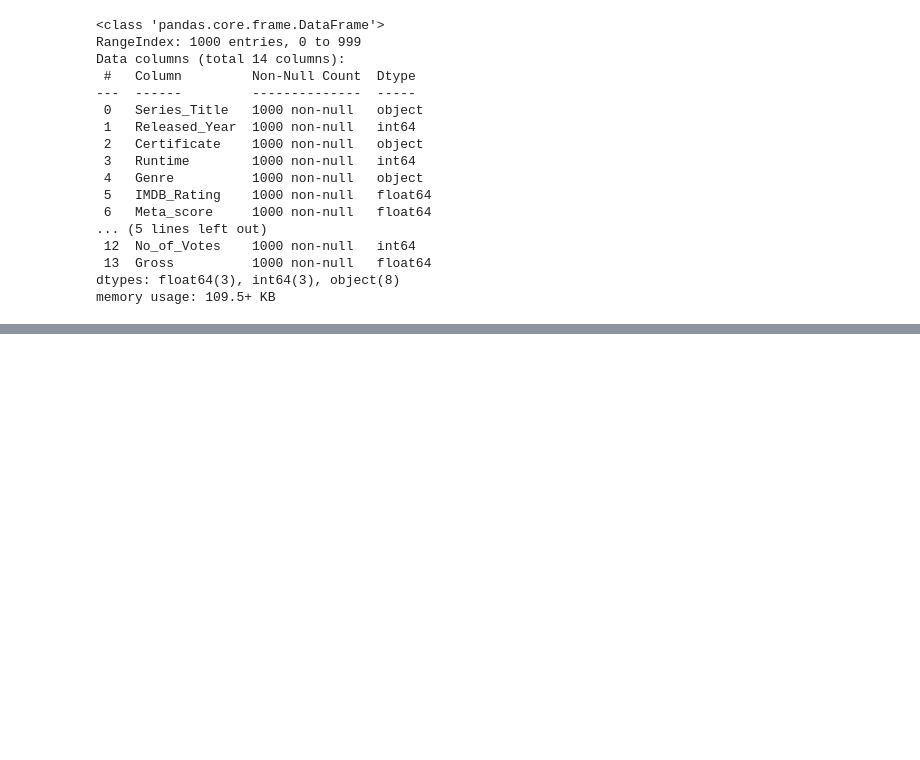
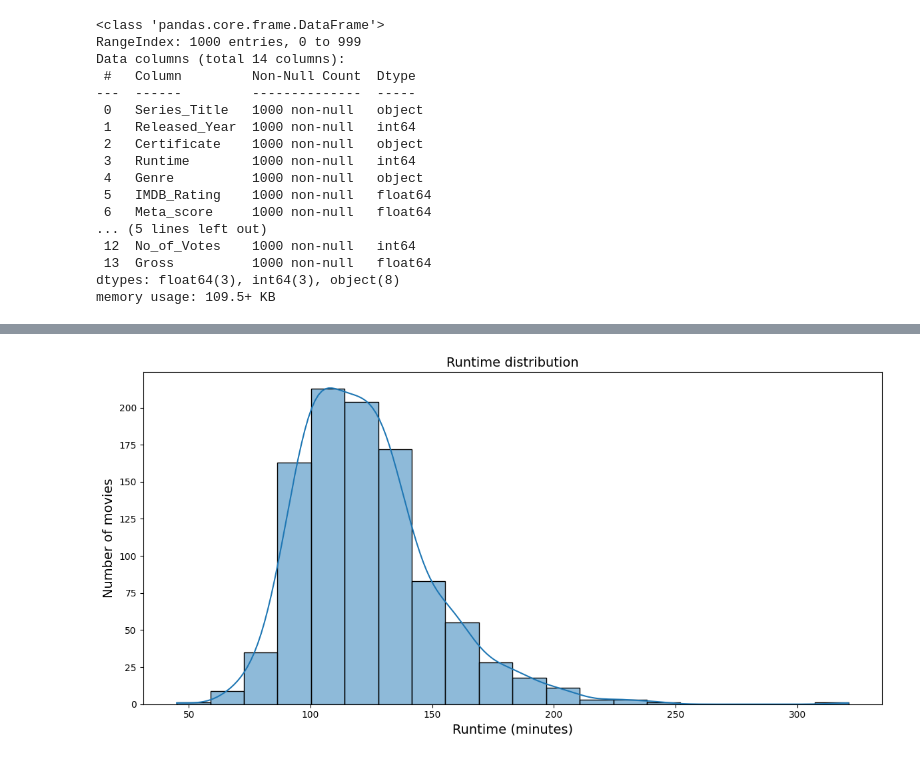
Before and after one commit to G-Bielokozowicz/IMBD-Top-1000-Analysis, a Jupyter notebook: main.ipynb, the cells around one changed output, grey strips where cells are left out. Drawn from its saved outputs; the diff is of its cells as text; code cells hidden in the pictures; blank space fills up the shorter version.

```diff
--- a/main.ipynb
+++ b/main.ipynb
@@ -108,0 +184,15 @@ memory usage: 109.5+ KB
+# %%
+# Runtime distribution
+plt.figure(figsize=(12, 6))
+sns.histplot(
+    data=df['Runtime'],
+    bins=20,
+    kde=True,
+)
+plt.title("Runtime distribution",fontsize=14)
+plt.xlabel("Runtime (minutes)",fontsize=14)
+plt.ylabel("Number of movies",fontsize=14)
+plt.tight_layout()
+plt.show()
+# %% [output]
+[figure, added]
```
Also changed, not shown: parts of 5 cells of this notebook.
